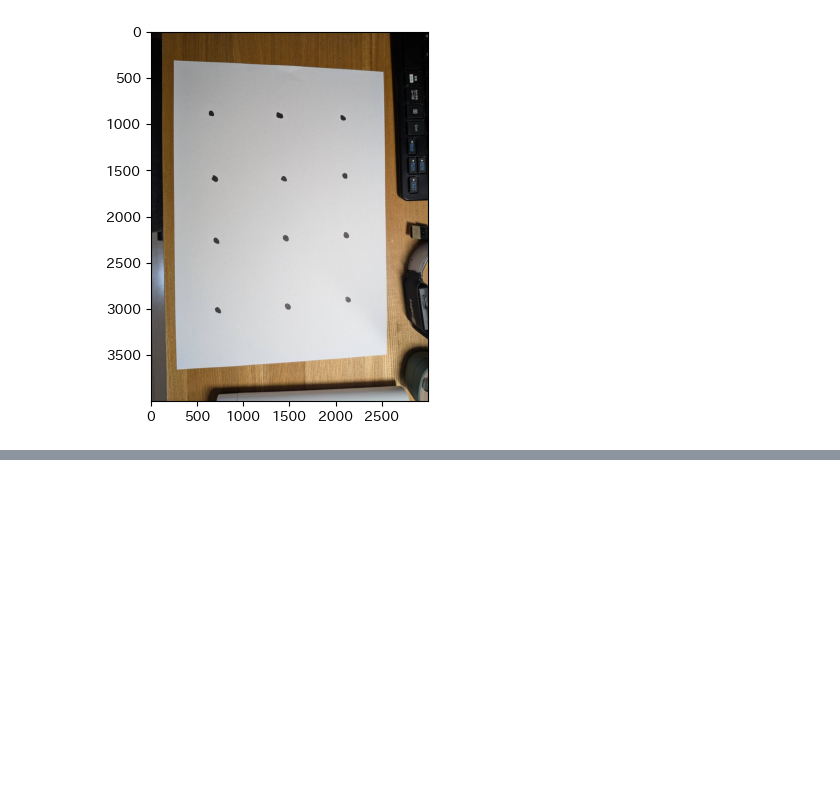
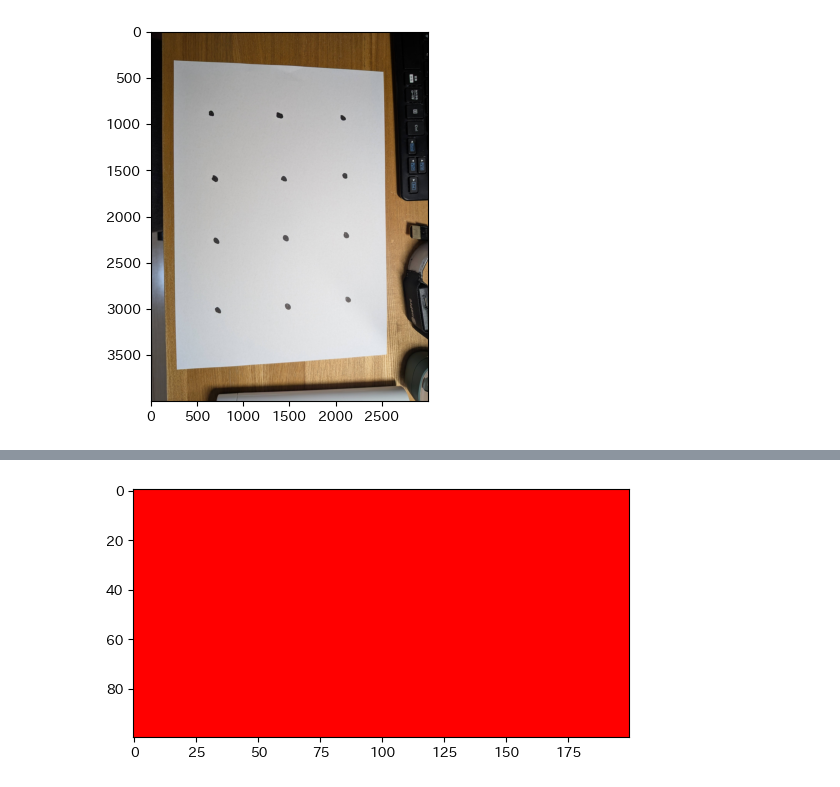
Before and after one commit to Takayoshi-Matsuyama/image_processing, a Jupyter notebook: hello_world_OpenCV.ipynb, the cells around one changed output, grey strips where cells are left out. Cells and saved outputs as stored; diff of their text form; code cells hidden in the pictures; blank space fills up the shorter version.

```diff
--- a/hello_world.ipynb
+++ b/hello_world_OpenCV.ipynb
@@ -18,0 +94,8 @@ plt.show()
+# %%
+import cv2 as cv
+import matplotlib.pyplot as plt
+red_image = create_single_color_image(height=100, width=200, color=(0, 0, 255))
+plt.imshow(cv.cvtColor(red_image, cv.COLOR_BGR2RGB))
+plt.show()
+# %% [output]
+[figure, added]
```
Also changed, not shown: parts of 16 cells of this notebook.
